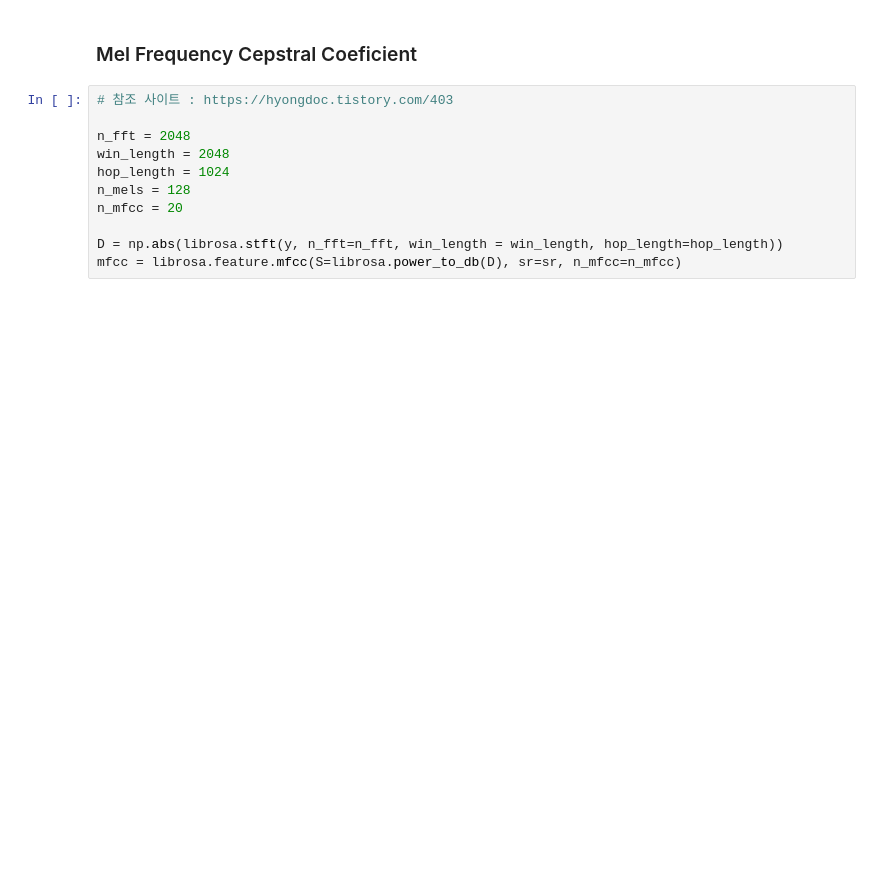
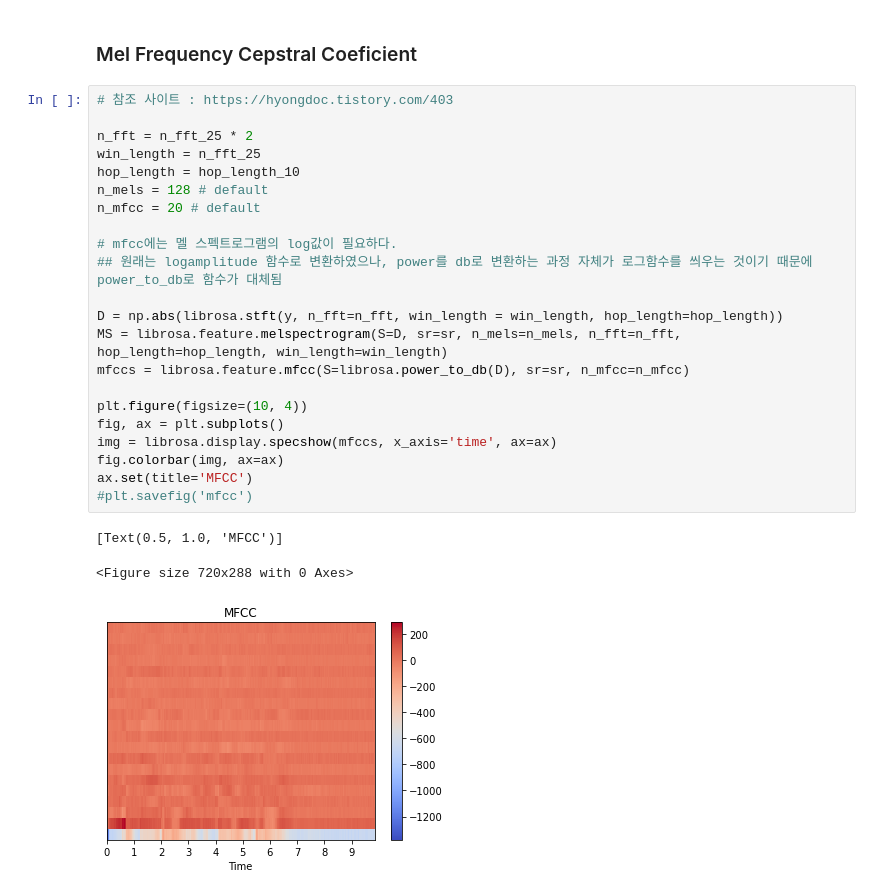
Before and after one commit to Oppo-sit/MFCC_study, a Jupyter notebook: librosa/MFCC_basic.ipynb, the cells around one changed output. Cells and saved outputs as stored; diff of their text form; blank space fills up the shorter version.

```diff
--- a/librosa/MFCC_basic.ipynb
+++ b/librosa/MFCC_basic.ipynb
@@ -41,11 +67,26 @@ plt.show()
 # %%
 # 참조 사이트 : https://hyongdoc.tistory.com/403
 
-n_fft = 2048
-win_length = 2048
-hop_length = 1024
-n_mels = 128
-n_mfcc = 20
+n_fft = n_fft_25 * 2
+win_length = n_fft_25
+hop_length = hop_length_10
+n_mels = 128 # default
+n_mfcc = 20 # default
+
+# mfcc에는 멜 스펙트로그램의 log값이 필요하다.
+## 원래는 logamplitude 함수로 변환하였으나, power를 db로 변환하는 과정 자체가 로그함수를 씌우는 것이기 때문에 power_to_db로 함수가 대체됨
 
 D = np.abs(librosa.stft(y, n_fft=n_fft, win_length = win_length, hop_length=hop_length))
-mfcc = librosa.feature.mfcc(S=librosa.power_to_db(D), sr=sr, n_mfcc=n_mfcc)
+MS = librosa.feature.melspectrogram(S=D, sr=sr, n_mels=n_mels, n_fft=n_fft, hop_length=hop_length, win_length=win_length)
+mfccs = librosa.feature.mfcc(S=librosa.power_to_db(D), sr=sr, n_mfcc=n_mfcc)
+
+plt.figure(figsize=(10, 4))
+fig, ax = plt.subplots()
+img = librosa.display.specshow(mfccs, x_axis='time', ax=ax)
+fig.colorbar(img, ax=ax)
+ax.set(title='MFCC')
+#plt.savefig('mfcc')
+# %% [output]
+[Text(0.5, 1.0, 'MFCC')]
+<Figure size 720x288 with 0 Axes>
+[figure, added]
```
Also changed, not shown: parts of 5 cells of this notebook, 6 other files.
